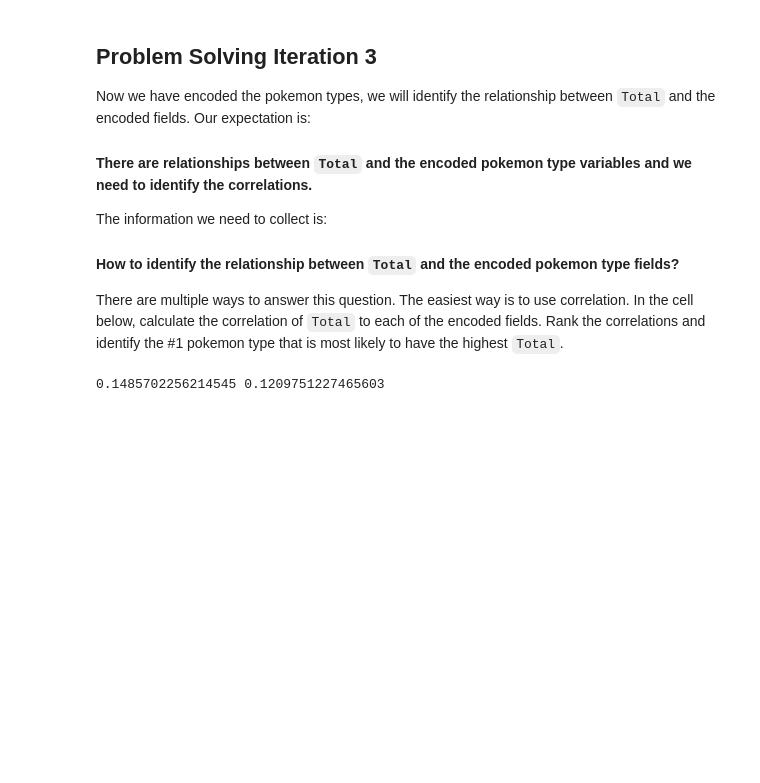
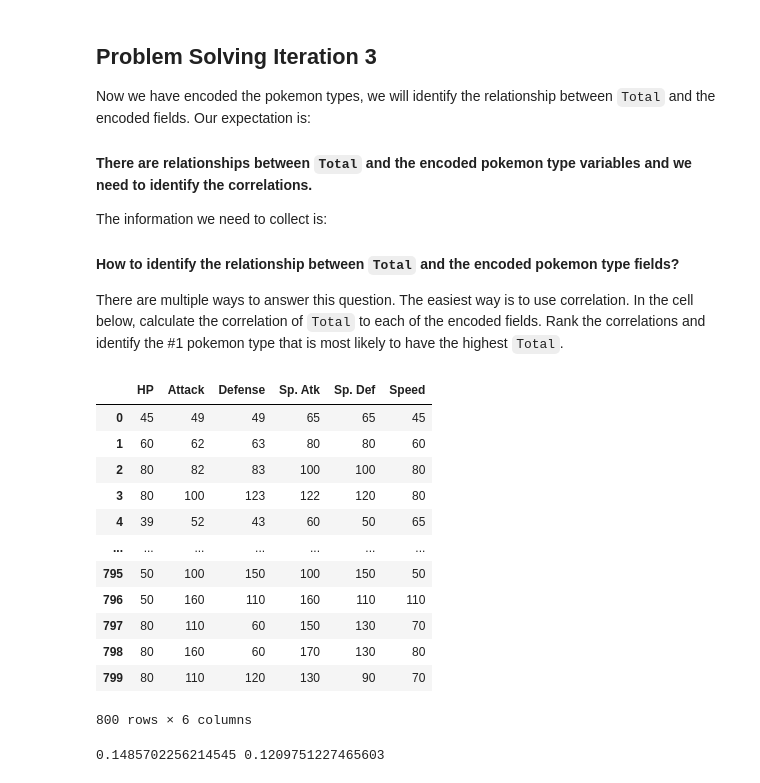
Before and after one commit to mdimasaac/lab-dataframe-calculations, a Jupyter notebook: your-code/challenge-2.ipynb, the cells around one changed output. Drawn from its saved outputs; the diff is of its cells as text; code cells hidden in the pictures; blank space fills up the shorter version.

```diff
--- a/your-code/challenge-2.ipynb
+++ b/your-code/challenge-2.ipynb
@@ -197,3 +206,24 @@ X = mix.copy()
+# %%
+y = po["Total"]
+X = mix.copy()
+need = ["HP","Attack","Defense","Sp. Atk","Sp. Def","Speed"]
+po["Total0"] = po["HP"] + po["Attack"] + po["Defense"] + po["Sp. Atk"] + po["Sp. Def"] + po["Speed"]
+X_num = po.filter(need, axis=1)
+X_num
+# %% [output]
+|  | HP | Attack | Defense | Sp. Atk | Sp. Def | Speed |
+| 0 | 45 | 49 | 49 | 65 | 65 | 45 |
+| 1 | 60 | 62 | 63 | 80 | 80 | 60 |
+| 2 | 80 | 82 | 83 | 100 | 100 | 80 |
+| 3 | 80 | 100 | 123 | 122 | 120 | 80 |
+| 4 | 39 | 52 | 43 | 60 | 50 | 65 |
+| ... | ... | ... | ... | ... | ... | ... |
+| 795 | 50 | 100 | 150 | 100 | 150 | 50 |
+| 796 | 50 | 160 | 110 | 160 | 110 | 110 |
+| 797 | 80 | 110 | 60 | 150 | 130 | 70 |
+| 798 | 80 | 160 | 60 | 170 | 130 | 80 |
+| 799 | 80 | 110 | 120 | 130 | 90 | 70 |
+800 rows × 6 columns
 # %%
 lm = linear_model.LinearRegression()
 X_train, X_test, y_train, y_test = train_test_split(X, y, test_size=0.4, random_state=57)
```
Also changed, not shown: parts of 3 cells of this notebook, 3 other files.
